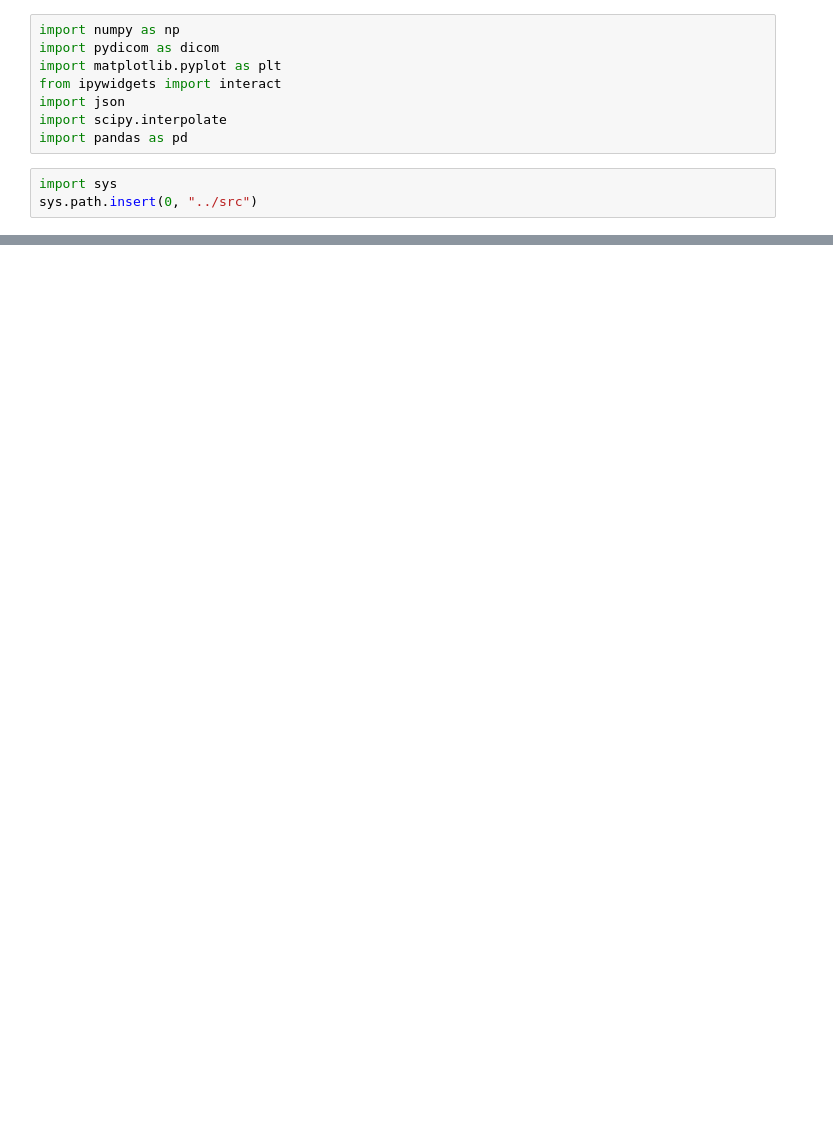
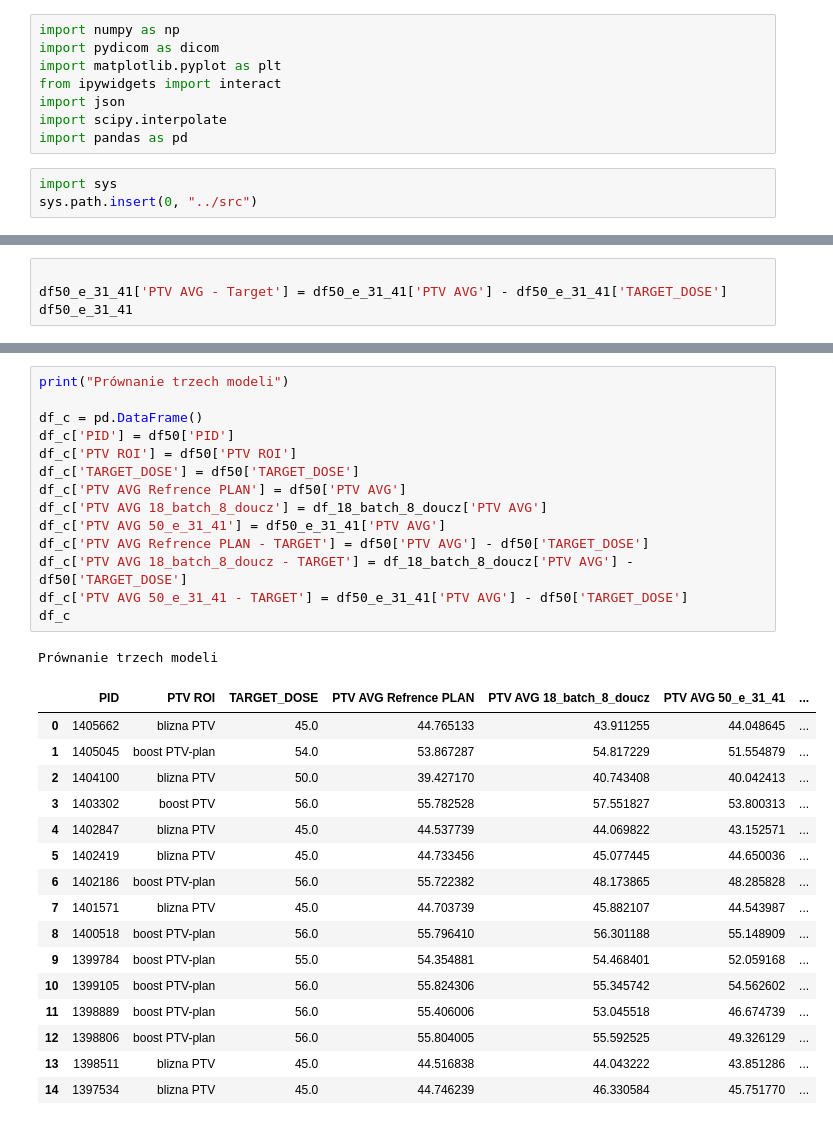
Before and after one commit to szmurlor/bdcalc, a Jupyter notebook: notebooks/cnn_miary_medyczne.ipynb, the cells around one changed output, grey strips where cells are left out. Saved outputs shown, nothing was run; the diff lists cells and outputs as text; blank space fills up the shorter version.

```diff
--- a/notebooks/cnn_miary_medyczne.ipynb
+++ b/notebooks/cnn_miary_medyczne.ipynb
@@ -217,0 +502,4 @@ output_50 - oryginalne z Elcipse
+# %%
+
+df50_e_31_41['PTV AVG - Target'] = df50_e_31_41['PTV AVG'] - df50_e_31_41['TARGET_DOSE']
+df50_e_31_41
@@ -217,0 +551,32 @@ output_50 - oryginalne z Elcipse
+# %%
+print("Prównanie trzech modeli")
+
+df_c = pd.DataFrame()
+df_c['PID'] = df50['PID']
+df_c['PTV ROI'] = df50['PTV ROI']
+df_c['TARGET_DOSE'] = df50['TARGET_DOSE']
+df_c['PTV AVG Refrence PLAN'] = df50['PTV AVG']
+df_c['PTV AVG 18_batch_8_doucz'] = df_18_batch_8_doucz['PTV AVG']
+df_c['PTV AVG 50_e_31_41'] = df50_e_31_41['PTV AVG']
+df_c['PTV AVG Refrence PLAN - TARGET'] = df50['PTV AVG'] - df50['TARGET_DOSE']
+df_c['PTV AVG 18_batch_8_doucz - TARGET'] = df_18_batch_8_doucz['PTV AVG'] - df50['TARGET_DOSE']
+df_c['PTV AVG 50_e_31_41 - TARGET'] = df50_e_31_41['PTV AVG'] - df50['TARGET_DOSE']
+df_c
+# %% [output]
+Prównanie trzech modeli
+|  | PID | PTV ROI | TARGET_DOSE | PTV AVG Refrence PLAN | PTV AVG 18_batch_8_doucz | PTV AVG 50_e_31_41 | ... |
+| 0 | 1405662 | blizna PTV | 45.0 | 44.765133 | 43.911255 | 44.048645 | ... |
+| 1 | 1405045 | boost PTV-plan | 54.0 | 53.867287 | 54.817229 | 51.554879 | ... |
+| 2 | 1404100 | blizna PTV | 50.0 | 39.427170 | 40.743408 | 40.042413 | ... |
+| 3 | 1403302 | boost PTV | 56.0 | 55.782528 | 57.551827 | 53.800313 | ... |
+| 4 | 1402847 | blizna PTV | 45.0 | 44.537739 | 44.069822 | 43.152571 | ... |
+| 5 | 1402419 | blizna PTV | 45.0 | 44.733456 | 45.077445 | 44.650036 | ... |
+| 6 | 1402186 | boost PTV-plan | 56.0 | 55.722382 | 48.173865 | 48.285828 | ... |
+| 7 | 1401571 | blizna PTV | 45.0 | 44.703739 | 45.882107 | 44.543987 | ... |
+| 8 | 1400518 | boost PTV-plan | 56.0 | 55.796410 | 56.301188 | 55.148909 | ... |
+| 9 | 1399784 | boost PTV-plan | 55.0 | 54.354881 | 54.468401 | 52.059168 | ... |
+| 10 | 1399105 | boost PTV-plan | 56.0 | 55.824306 | 55.345742 | 54.562602 | ... |
+| 11 | 1398889 | boost PTV-plan | 56.0 | 55.406006 | 53.045518 | 46.674739 | ... |
+| 12 | 1398806 | boost PTV-plan | 56.0 | 55.804005 | 55.592525 | 49.326129 | ... |
+| 13 | 1398511 | blizna PTV | 45.0 | 44.516838 | 44.043222 | 43.851286 | ... |
+| 14 | 1397534 | blizna PTV | 45.0 | 44.746239 | 46.330584 | 45.751770 | ... |
```
Also changed, not shown: parts of 16 cells of this notebook, 3 other files.
